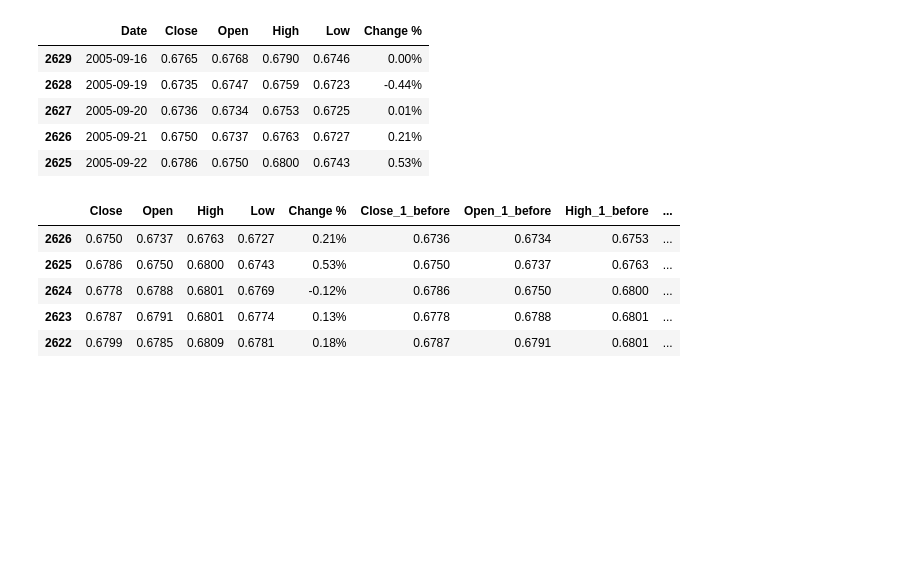
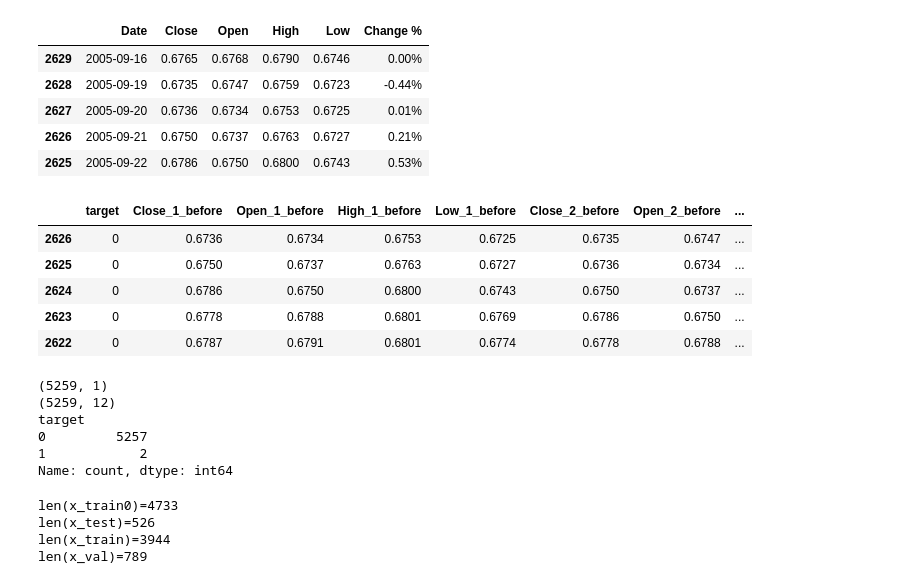
Before and after one commit to avagreyyy4/FX_Trading, a Jupyter notebook: modeling.ipynb, the cells around one changed output. Drawn from its saved outputs; the diff is of its cells as text; code cells hidden in the pictures; blank space fills up the shorter version.

Commit message:
update modeling

```diff
--- a/modeling.ipynb
+++ b/modeling.ipynb
@@ -3,6 +3,11 @@
 import pandas as pd
 import sklearn.preprocessing
 from sklearn.neural_network import MLPClassifier
+# %%
+# starting with these parameters
+n = 3
+profit_taking = 0.05
+p = 0.60
 # %%
 # READ IN DATA
 df_second_ten = pd.read_csv("data/EUR_GBP_2015_2005.csv")
@@ -25,24 +30,70 @@ df.head()
 | 2627 | 2005-09-20 | 0.6736 | 0.6734 | 0.6753 | 0.6725 | 0.01% |
 | 2626 | 2005-09-21 | 0.6750 | 0.6737 | 0.6763 | 0.6727 | 0.21% |
 | 2625 | 2005-09-22 | 0.6786 | 0.6750 | 0.6800 | 0.6743 | 0.53% |
+# %%
+df["target"] = (df["High"] > (profit_taking+1)*df["Open"]).astype(int)
 # %%
 # CREATE PRIOR n DAYS FEATURE
-
-n = 3 # starting here
 
 for before in range(1, n+1):
     df[f"Close_{before}_before"] = df["Close"].shift(before)
     df[f"Open_{before}_before"] = df["Open"].shift(before)
     df[f"High_{before}_before"] = df["High"].shift(before)
     df[f"Low_{before}_before"] = df["Low"].shift(before)
 
 df = df.dropna()
-df = df.drop(columns = "Date")
+df = df.drop(columns = ["Date", "Change %", "Close", "Open", "High", "Low"])
 df.head()
 # %% [output]
-|  | Close | Open | High | Low | Change % | Close_1_before | Open_1_before | High_1_before | ... |
-| 2626 | 0.6750 | 0.6737 | 0.6763 | 0.6727 | 0.21% | 0.6736 | 0.6734 | 0.6753 | ... |
-| 2625 | 0.6786 | 0.6750 | 0.6800 | 0.6743 | 0.53% | 0.6750 | 0.6737 | 0.6763 | ... |
-| 2624 | 0.6778 | 0.6788 | 0.6801 | 0.6769 | -0.12% | 0.6786 | 0.6750 | 0.6800 | ... |
-| 2623 | 0.6787 | 0.6791 | 0.6801 | 0.6774 | 0.13% | 0.6778 | 0.6788 | 0.6801 | ... |
-| 2622 | 0.6799 | 0.6785 | 0.6809 | 0.6781 | 0.18% | 0.6787 | 0.6791 | 0.6801 | ... |
+|  | target | Close_1_before | Open_1_before | High_1_before | Low_1_before | Close_2_before | Open_2_before | ... |
+| 2626 | 0 | 0.6736 | 0.6734 | 0.6753 | 0.6725 | 0.6735 | 0.6747 | ... |
+| 2625 | 0 | 0.6750 | 0.6737 | 0.6763 | 0.6727 | 0.6736 | 0.6734 | ... |
+| 2624 | 0 | 0.6786 | 0.6750 | 0.6800 | 0.6743 | 0.6750 | 0.6737 | ... |
+| 2623 | 0 | 0.6778 | 0.6788 | 0.6801 | 0.6769 | 0.6786 | 0.6750 | ... |
+| 2622 | 0 | 0.6787 | 0.6791 | 0.6801 | 0.6774 | 0.6778 | 0.6788 | ... |
+# %%
+target = df[["target"]]
+df = df.drop(columns = "target")
+
+print(target.shape)
+print(df.shape)
+print(target.value_counts())
+# %% [output]
+(5259, 1)
+(5259, 12)
+target
+0         5257
+1            2
+Name: count, dtype: int64
+# %%
+# CREATING TRAINING, VALIDATION, and TESTING SETS
+train_ratio = 0.75
+validation_ratio = 0.15
+test_ratio = 0.10
+
+# ensure that the ratios sum to 1.0
+epsilon = 1e-10
+assert(1 - epsilon <= train_ratio + validation_ratio + test_ratio <= 1 + epsilon)
+
+x_train0, x_test, y_train0, y_test = sklearn.model_selection.train_test_split(
+    df,
+    target,
+    test_size=test_ratio,
+    random_state=42,
+    )
+print(f"len(x_train0)={len(x_train0)}")
+print(f"len(x_test)={len(x_test)}")
+
+x_train, x_val, y_train, y_val = sklearn.model_selection.train_test_split(
+    x_train0,
+    y_train0,
+    test_size=validation_ratio/(train_ratio + validation_ratio),
+    random_state=0,
+    )
+print(f"len(x_train)={len(x_train)}")
+print(f"len(x_val)={len(x_val)}")
+# %% [output]
+len(x_train0)=4733
+len(x_test)=526
+len(x_train)=3944
+len(x_val)=789
```
Also changed, not shown: parts of 5 cells of this notebook, 2 other files.
